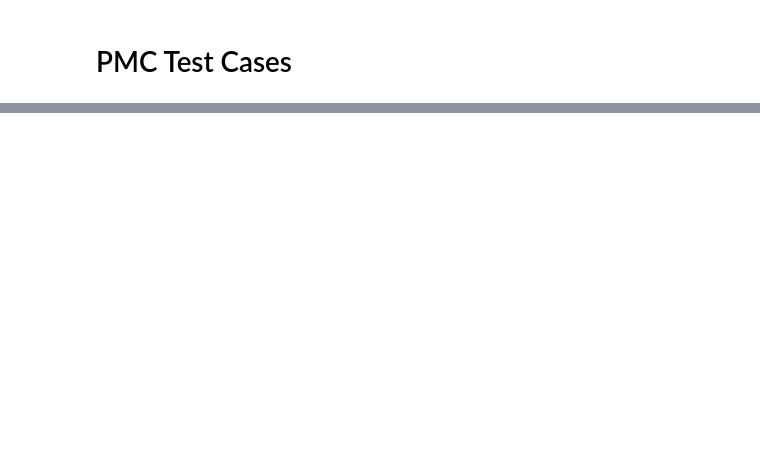
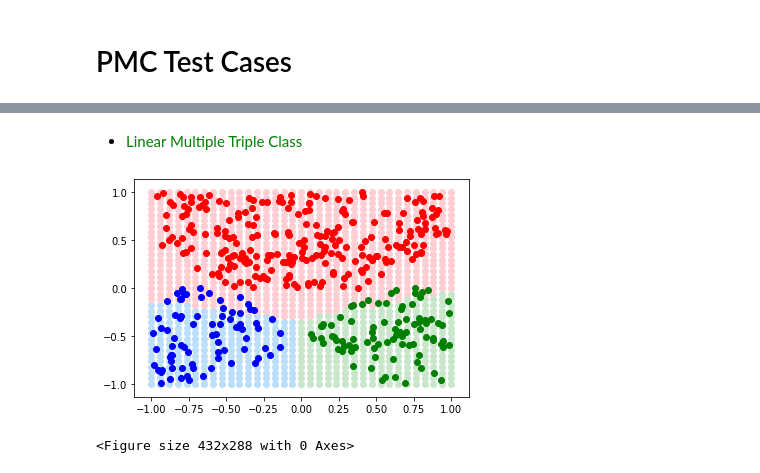
Before and after one commit to HadarakDev/ProjetAnnuel3IBD, a Jupyter notebook: projet/python/jupyter/pmcTest.ipynb, the cells around one changed output, grey strips where cells are left out. Drawn from its saved outputs; the diff is of its cells as text; code cells hidden in the pictures; blank space fills up the shorter version.

```diff
--- a/projet/python/jupyter/pmcTest.ipynb
+++ b/projet/python/jupyter/pmcTest.ipynb
@@ -95,0 +107,50 @@ deletePMCModel( myDll, pArrayWeight )
+# %% [markdown]
+- <font color=green>Linear Multiple Triple Class</font>
+# %%
+# Points Data
+Xnp = np.random.random((500, 2)) * 2.0 - 1.0
+Ynp = np.array([[1, 0, 0] if -p[0] - p[1] - 0.5 > 0 and p[1] < 0 and p[0] - p[1] - 0.5 < 0 else #A
+              [0, 1, 0] if -p[0] - p[1] - 0.5 < 0 and p[1] > 0 and p[0] - p[1] - 0.5 < 0 else #B
+              [0, 0, 1] if -p[0] - p[1] - 0.5 < 0 and p[1] < 0 and p[0] - p[1] - 0.5 > 0 else #C
+              [0, 0, 0] for p in Xnp])
+
+X = matrixToArray(Xnp.tolist())
+Y = matrixToArray(Ynp.tolist())
+
+# Parameters
+alpha = 0.001
+epochs = 10000
+display = -1
+pmcStruct = [2, 3]
+arrStruct = (c_int * len(pmcStruct))(*pmcStruct)
+
+# Load Matrix X
+pMatrixX = loadTestCase(myDll, X, Xnp.shape[0], Xnp.shape[1], 1)
+
+# Load Matrix Y
+pMatrixY = loadTestCase(myDll, Y, Ynp.shape[0], Ynp.shape[1], 0)
+
+# Create & Allocate PMC Model using pmcStruct [2, 3]
+pArrayWeight = createPMCModel(myDll, pmcStruct, arrStruct)
+
+# Fit PMC with classification version
+fitPMCClassification( myDll, pArrayWeight, pMatrixX, pMatrixY, Xnp.shape[0], alpha, epochs, display)
+
+X1 = np.linspace(-1, 1, 35)
+X2 = np.linspace(-1, 1, 35)
+
+# Predict points to test if Model is working
+displayPMCClassifResult2DTripleClass(myDll, pArrayWeight, X1, X2, 3)
+
+# Display data points
+plt.scatter(np.array(list(map(lambda elt : elt[1], filter(lambda c: Ynp[c[0]][0] == 1, enumerate(Xnp)))))[:,0], np.array(list(map(lambda elt : elt[1], filter(lambda c: Ynp[c[0]][0] == 1, enumerate(Xnp)))))[:,1], color='blue')
+plt.scatter(np.array(list(map(lambda elt : elt[1], filter(lambda c: Ynp[c[0]][1] == 1, enumerate(Xnp)))))[:,0], np.array(list(map(lambda elt : elt[1], filter(lambda c: Ynp[c[0]][1] == 1, enumerate(Xnp)))))[:,1], color='red')
+plt.scatter(np.array(list(map(lambda elt : elt[1], filter(lambda c: Ynp[c[0]][2] == 1, enumerate(Xnp)))))[:,0], np.array(list(map(lambda elt : elt[1], filter(lambda c: Ynp[c[0]][2] == 1, enumerate(Xnp)))))[:,1], color='green')
+plt.show()
+plt.clf()
+
+# delete / free PMC Model
+deletePMCModel( myDll, pArrayWeight )
+# %% [output]
+[figure, added]
+<Figure size 432x288 with 0 Axes>
```
Also changed, not shown: parts of 26 cells of this notebook, 2 other files.
